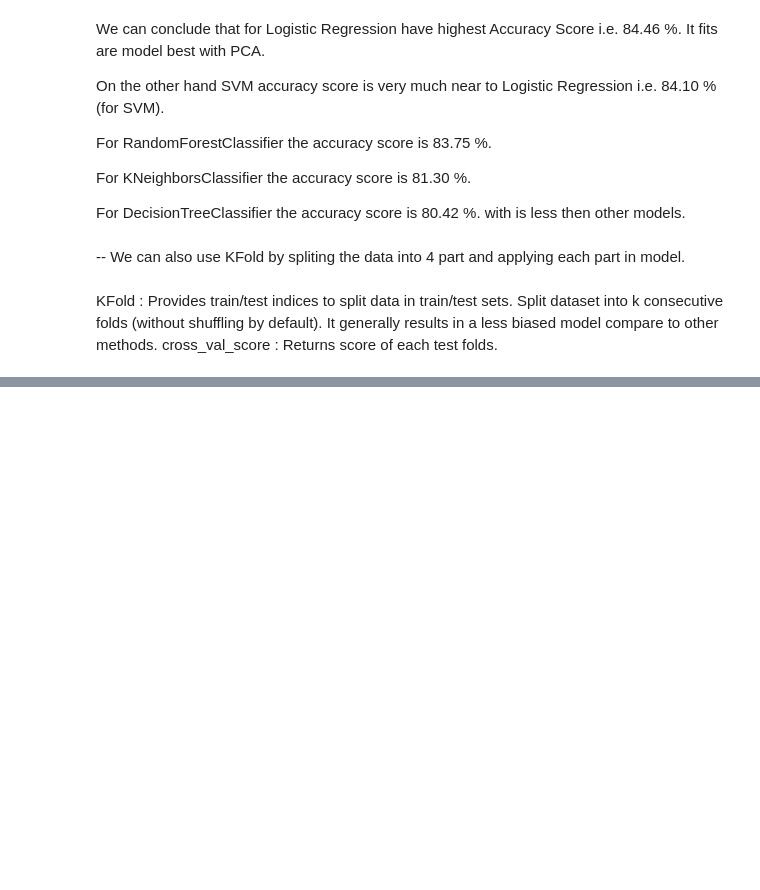
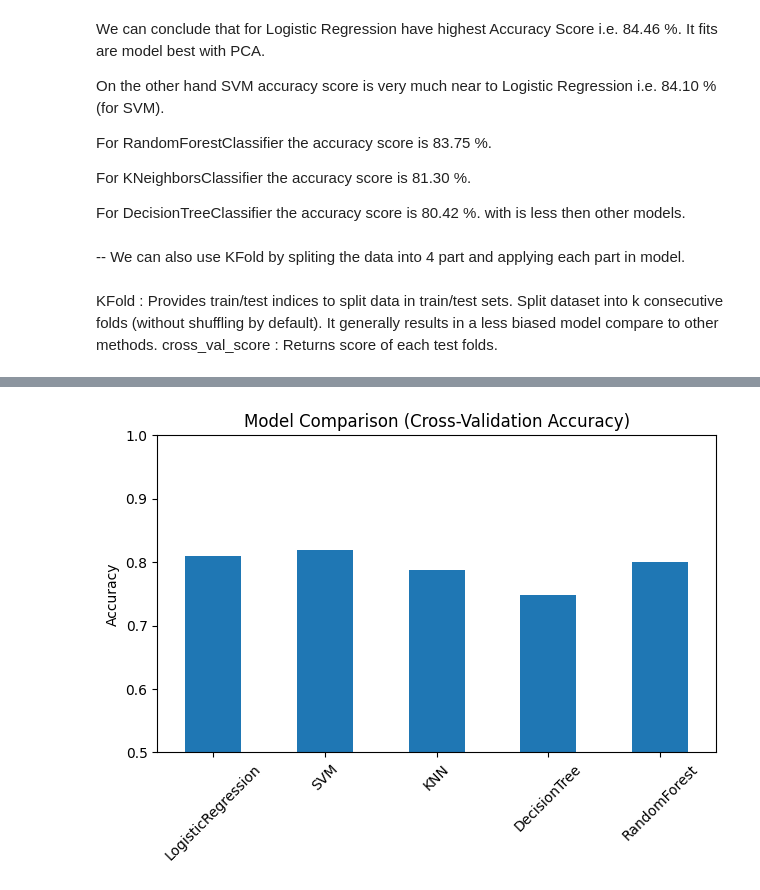
Before and after one commit to soniya-builds/Data-Analysis-Projects, a Jupyter notebook: Full Data Analysis Project with Python/raw_code.ipynb, the cells around one changed output, grey strips where cells are left out. Drawn from its saved outputs; the diff is of its cells as text; code cells hidden in the pictures; blank space fills up the shorter version.

```diff
--- a/Full Data Analysis Project with Python/raw_code.ipynb
+++ b/Full Data Analysis Project with Python/raw_code.ipynb
@@ -1475,3 +1474,88 @@ For DecisionTreeClassifier the accuracy score is 80.42 %. with is less then othe
 # %% [markdown]
 KFold : Provides train/test indices to split data in train/test sets. Split dataset into k consecutive folds (without shuffling by default). It generally results in a less biased model compare to other methods.
 cross_val_score : Returns score of each test folds.
+# %%
+import pandas as pd
+import numpy as np
+import matplotlib.pyplot as plt
+
+from sklearn import svm
+from sklearn.model_selection import KFold, cross_val_score
+from sklearn.linear_model import LogisticRegression
+from sklearn.neighbors import KNeighborsClassifier
+from sklearn.tree import DecisionTreeClassifier
+from sklearn.ensemble import RandomForestClassifier
+from sklearn.decomposition import PCA
+from sklearn.preprocessing import StandardScaler
+
+
+# LOAD DATA (Make sure adult.csv is in same folder)
+
+df = pd.read_csv("adult.csv", na_values='?')
+
+
+# CLEAN DATA
+
+df = df.dropna()
+
+# Target variable
+Y = df['income'].map({'<=50K': 0, '>50K': 1})
+
+# Features (only numeric for PCA)
+X = df.drop('income', axis=1)
+X = X.select_dtypes(include='number')
+
+
+# SCALE DATA
+
+scaler = StandardScaler()
+X_scaled = scaler.fit_transform(X)
+
+
+# APPLY PCA (95% variance retained)
+
+pca = PCA(n_components=0.95)
+X_PCA = pca.fit_transform(X_scaled)
+
+print("Shape after PCA:", X_PCA.shape)
+
+
+# MODEL COMPARISON FUNCTION
+
+def lets_try(train, labels):
+    results = {}
+
+    def test_model(model):
+        cv = KFold(n_splits=5, shuffle=True, random_state=15)
+        scores = cross_val_score(model, train, labels, cv=cv)
+        return scores.mean()
+
+    results["LogisticRegression"] = test_model(LogisticRegression(max_iter=1000))
+    results["SVM"] = test_model(svm.SVC())
+    results["KNN"] = test_model(KNeighborsClassifier(n_neighbors=3))
+    results["DecisionTree"] = test_model(DecisionTreeClassifier())
+    results["RandomForest"] = test_model(RandomForestClassifier())
+
+    results_df = pd.DataFrame(results.values(),
+                              index=results.keys(),
+                              columns=["Accuracy Score"])
+
+    # PLOT RESULTS
+
+    plt.figure(figsize=(8,5))
+    results_df.plot(kind="bar", legend=False)
+    plt.title("Model Comparison (Cross-Validation Accuracy)")
+    plt.ylim(0.5, 1)
+    plt.ylabel("Accuracy")
+    plt.xticks(rotation=45)
+    plt.tight_layout()
+    plt.show()
+
+    return results_df
+
+# RUN MODEL COMPARISON
+
+results = lets_try(X_PCA, Y)
+
+print(results)
+# %% [output]
@@ -1477,0 +1564 @@ cross_val_score : Returns score of each test folds.
+[figure, added]
```
Also changed, not shown: parts of 2 cells of this notebook.
